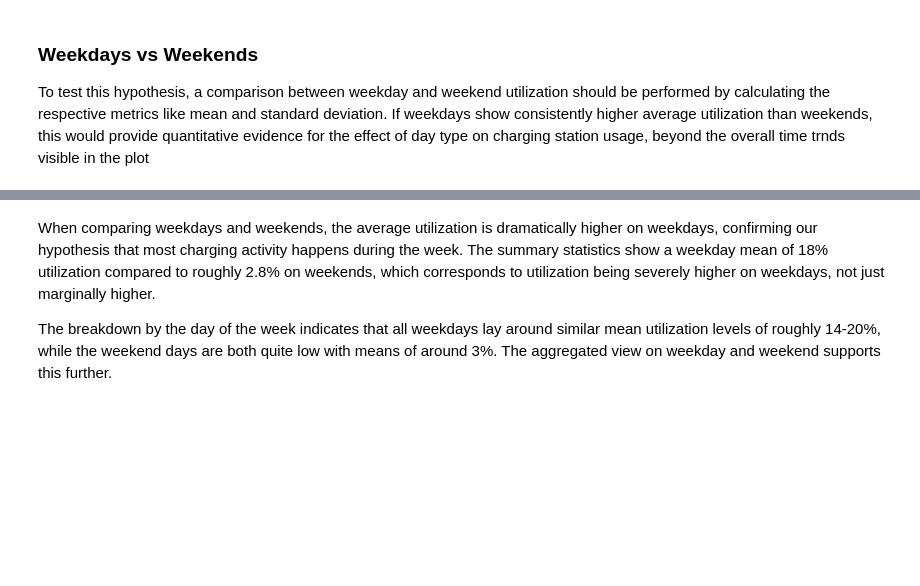
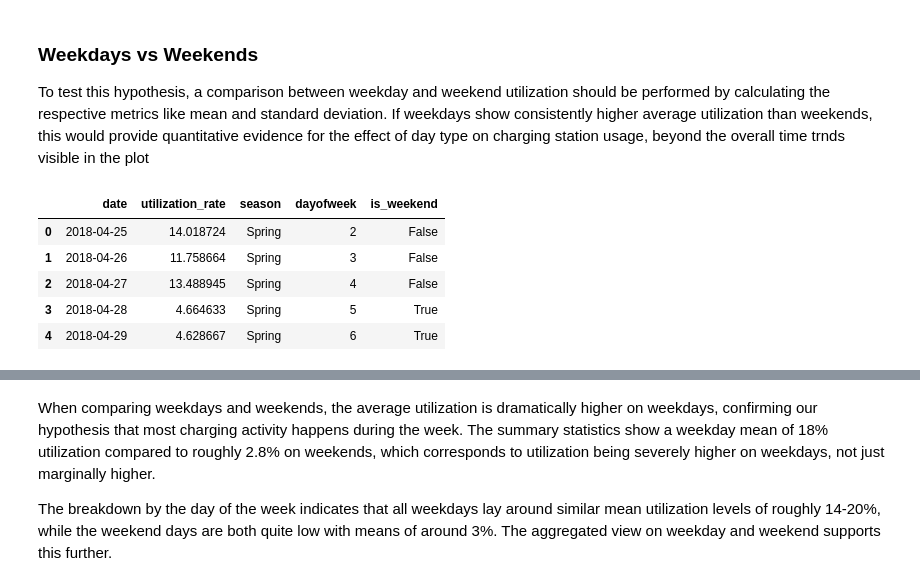
Before and after one commit to lbaudenb/AA_Team_6, a Jupyter notebook: notebooks/02_descriptives.ipynb, the cells around one changed output, grey strips where cells are left out. Cells and saved outputs as stored; diff of their text form; code cells hidden in the pictures; blank space fills up the shorter version.

```diff
--- a/notebooks/02_descriptives.ipynb
+++ b/notebooks/02_descriptives.ipynb
@@ -166,4 +207,13 @@ From an operational perspective, the interval from 08:00 to 11:00 can be seen as
 ### Weekdays vs Weekends
 
 To test this hypothesis, a comparison between weekday and weekend utilization should be performed by calculating the respective metrics like mean and standard deviation. If weekdays show consistently higher average utilization than weekends, this would provide quantitative evidence for the effect of day type on charging station usage, beyond the overall time trnds visible in the plot
+# %%
+util_df.head()
+# %% [output]
+|  | date | utilization_rate | season | dayofweek | is_weekend |
+| 0 | 2018-04-25 | 14.018724 | Spring | 2 | False |
+| 1 | 2018-04-26 | 11.758664 | Spring | 3 | False |
+| 2 | 2018-04-27 | 13.488945 | Spring | 4 | False |
+| 3 | 2018-04-28 | 4.664633 | Spring | 5 | True |
+| 4 | 2018-04-29 | 4.628667 | Spring | 6 | True |
 # %%
```
Also changed, not shown: parts of 17 cells of this notebook.
